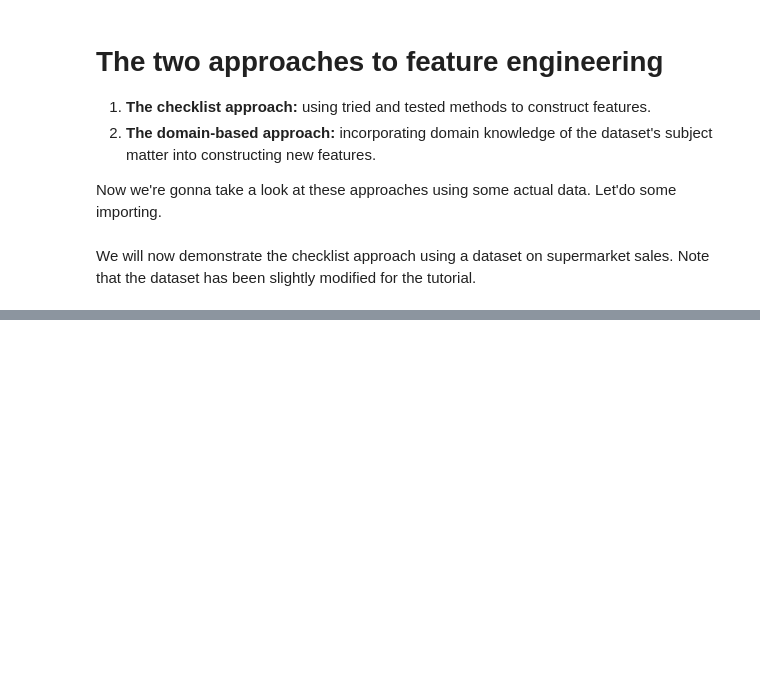
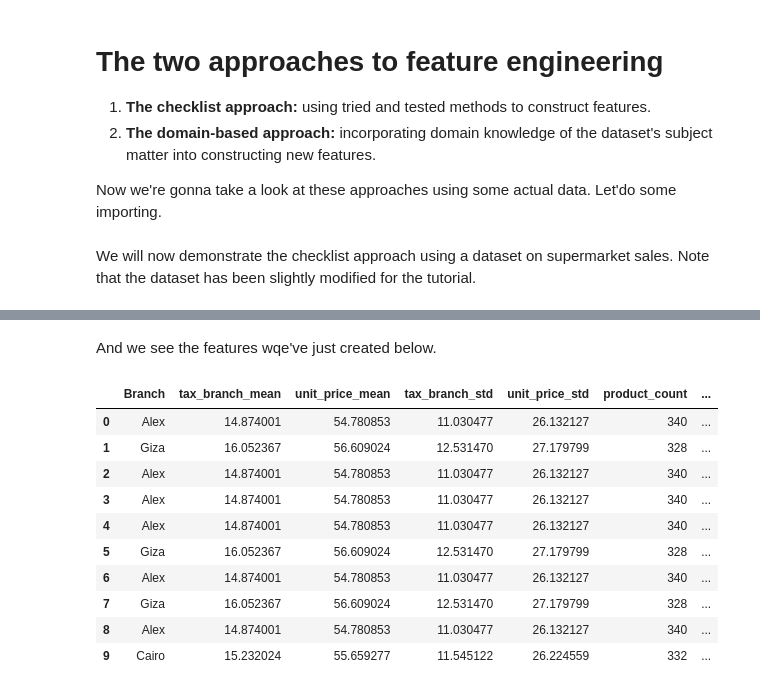
Before and after one commit to crdcamp/ml-learning-linear-regression-feature-engineering, a Jupyter notebook: feature_engineering_intro.ipynb, the cells around one changed output, grey strips where cells are left out. Drawn from its saved outputs; the diff is of its cells as text; code cells hidden in the pictures; blank space fills up the shorter version.

```diff
--- a/feature_engineering_intro.ipynb
+++ b/feature_engineering_intro.ipynb
@@ -58,0 +77,23 @@ df.head()
+# %%
+grouped_df = df.groupby('Branch')
+
+df[['tax_branch_mean', 'unit_price_mean']] = grouped_df[['Tax 5%', 'Unit price']].transform('mean')
+df[['tax_branch_std', 'unit_price_std']] = grouped_df[['Tax 5%', 'Unit price']].transform('std')
+df[['product_count', 'gender_count']] = grouped_df[['Product line', 'Gender']].transform('count')
+# %% [markdown]
+And we see the features wqe've just created below.
+# %%
+df[['Branch', 'tax_branch_mean', 'unit_price_mean', 'tax_branch_std',
+    'unit_price_std', 'product_count', 'gender_count']].head(10)
+# %% [output]
+|  | Branch | tax_branch_mean | unit_price_mean | tax_branch_std | unit_price_std | product_count | ... |
+| 0 | Alex | 14.874001 | 54.780853 | 11.030477 | 26.132127 | 340 | ... |
+| 1 | Giza | 16.052367 | 56.609024 | 12.531470 | 27.179799 | 328 | ... |
+| 2 | Alex | 14.874001 | 54.780853 | 11.030477 | 26.132127 | 340 | ... |
+| 3 | Alex | 14.874001 | 54.780853 | 11.030477 | 26.132127 | 340 | ... |
+| 4 | Alex | 14.874001 | 54.780853 | 11.030477 | 26.132127 | 340 | ... |
+| 5 | Giza | 16.052367 | 56.609024 | 12.531470 | 27.179799 | 328 | ... |
+| 6 | Alex | 14.874001 | 54.780853 | 11.030477 | 26.132127 | 340 | ... |
+| 7 | Giza | 16.052367 | 56.609024 | 12.531470 | 27.179799 | 328 | ... |
+| 8 | Alex | 14.874001 | 54.780853 | 11.030477 | 26.132127 | 340 | ... |
+| 9 | Cairo | 15.232024 | 55.659277 | 11.545122 | 26.224559 | 332 | ... |
```
Also changed, not shown: parts of 4 cells of this notebook.
